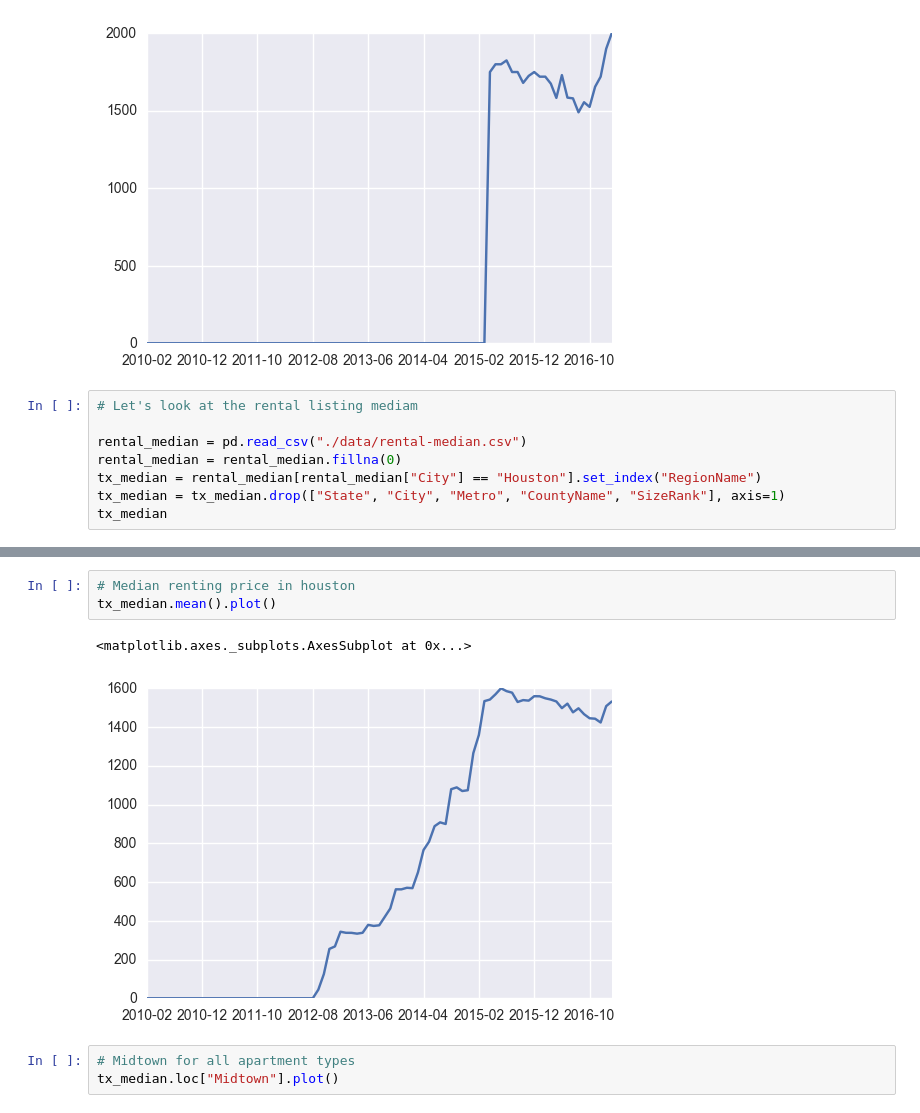
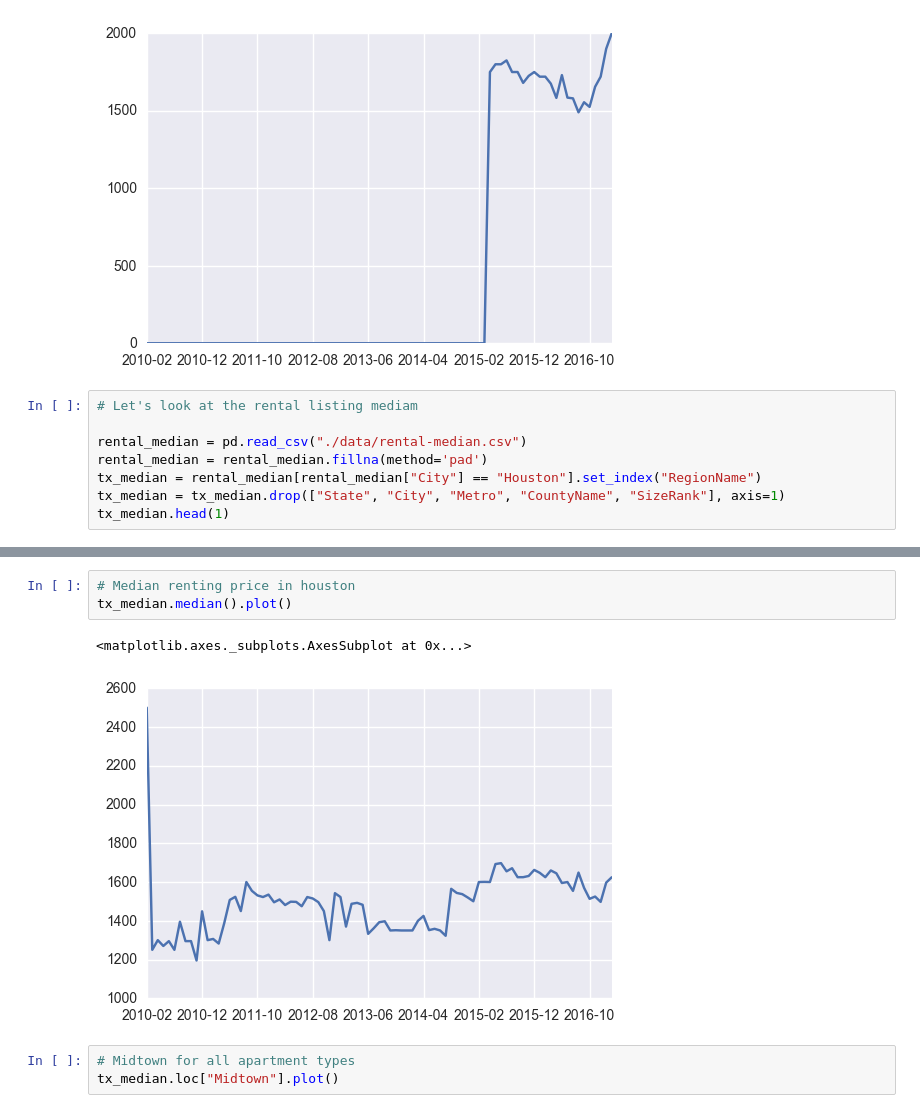
Before and after one commit to carlsednaoui/thinkful-data-science, a Jupyter notebook: coursework/unit_1_project/zillow.ipynb, the cells around one changed output, grey strips where cells are left out. Drawn from its saved outputs; the diff is of its cells as text.

```diff
--- a/coursework/unit_1_project/zillow.ipynb
+++ b/coursework/unit_1_project/zillow.ipynb
@@ -305,10 +325,10 @@ rental_1_room.loc["Downtown"].plot()
 # Let's look at the rental listing mediam
 
 rental_median = pd.read_csv("./data/rental-median.csv")
-rental_median = rental_median.fillna(0)
+rental_median = rental_median.fillna(method='pad')
 tx_median = rental_median[rental_median["City"] == "Houston"].set_index("RegionName")
 tx_median = tx_median.drop(["State", "City", "Metro", "CountyName", "SizeRank"], axis=1)
-tx_median
+tx_median.head(1)
 # %% [output]
 |  | 2010-02 | 2010-03 | 2010-04 | 2010-05 | 2010-06 | 2010-07 | 2010-08 | 2010-09 | 2010-10 | 2010-11 | ... | ... |
 | RegionName |  |  |  |  |  |  |  |  |  |  |  | ... |
@@ -332,9 +337,9 @@ tx_median
 # %%
 # Median renting price in houston
-tx_median.mean().plot()
+tx_median.median().plot()
 # %% [output]
 <matplotlib.axes._subplots.AxesSubplot at 0x...>
-[figure, old version]
+[figure, new version]
 # %%
 # Midtown for all apartment types
 tx_median.loc["Midtown"].plot()
```
Also changed, not shown: parts of 15 cells of this notebook.
